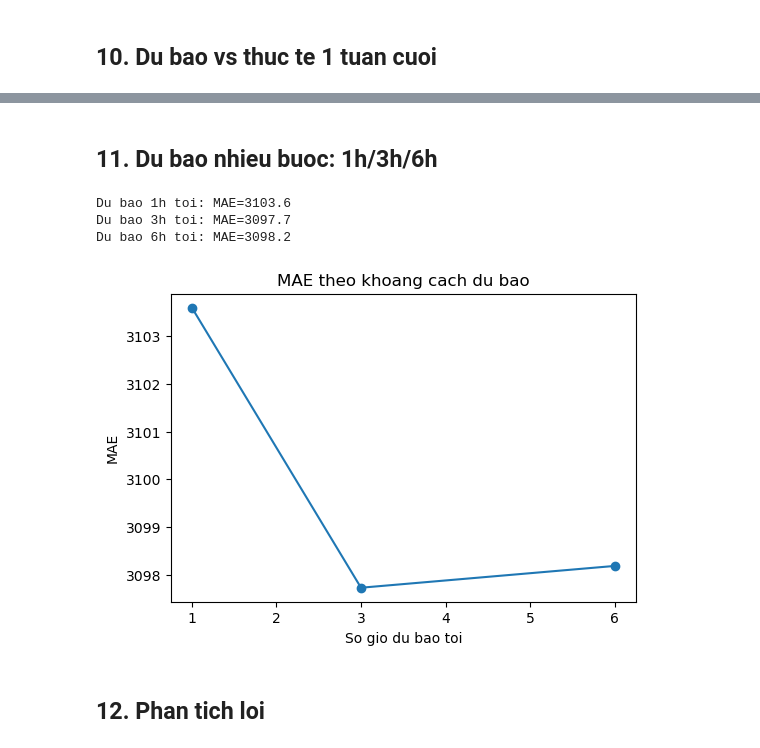
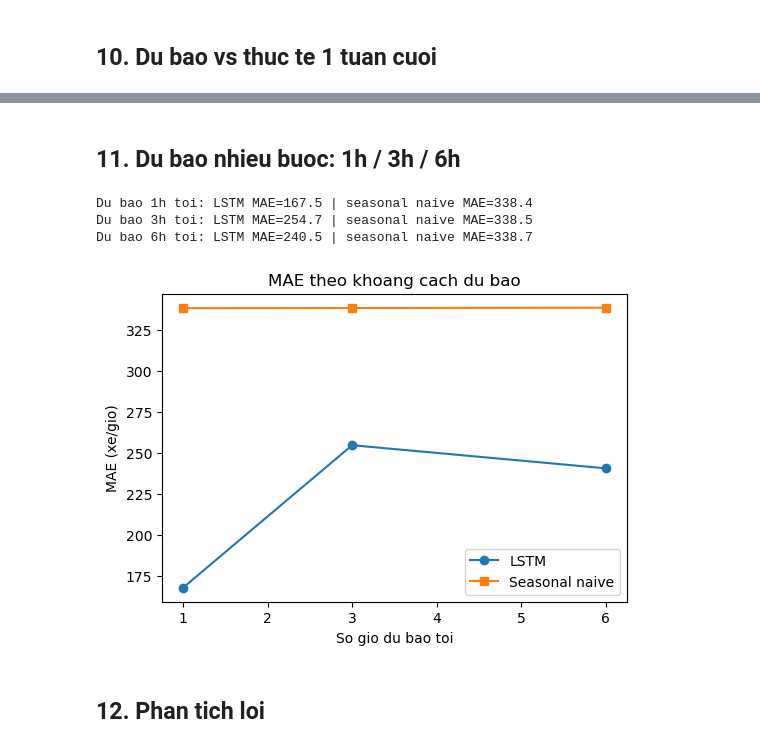
Before and after one commit to Qnhu2502/QuynhNhu_Lab_ML, a Jupyter notebook: Hoc may/04- Deep-Learning/TT-27/lstm_traffic.ipynb, the cells around one changed output, grey strips where cells are left out. Drawn from its saved outputs; the diff is of its cells as text; code cells hidden in the pictures.

```diff
--- a/Hoc may/04- Deep-Learning/TT-27/lstm_traffic.ipynb
+++ b/Hoc may/04- Deep-Learning/TT-27/lstm_traffic.ipynb
@@ -122,17 +137,0 @@ Diem cat: 2017-04-01 18:00:00 va 2017-12-31 10:00:00
-# %%
-from sklearn.metrics import mean_absolute_error
-
-# Naive: gio nay = gio nay HOM QUA (lag 24)
-lag24_test = test_df["traffic_volume"].shift(24)
-mask = lag24_test.notna()
-mae_naive_24h = mean_absolute_error(test_df.loc[mask, "traffic_volume"], lag24_test[mask])
-
-# Seasonal naive: gio nay = gio nay TUAN TRUOC (lag 168) - baseline nay RAT MANH,
-# vi luu luong giao thong lap lai rat deu theo tuan (thu 2 giong thu 2 tuan truoc)
-lag168_test = test_df["traffic_volume"].shift(168)
-mask2 = lag168_test.notna()
-mae_seasonal_naive = mean_absolute_error(test_df.loc[mask2, "traffic_volume"], lag168_test[mask2])
-
-print(f"Naive (lag 24h - hom qua):     MAE = {mae_naive_24h:.1f} xe/gio")
-print(f"Seasonal naive (lag 168h - tuan truoc): MAE = {mae_seasonal_naive:.1f} xe/gio")
-print("LSTM PHAI thang seasonal naive moi co gia tri, neu khong day la ket luan trung thuc quan trong")
@@ -276,29 +357,34 @@ plt.show()
 # %% [markdown]
-## 11. Du bao nhieu buoc: 1h/3h/6h
+## 11. Du bao nhieu buoc: 1h / 3h / 6h
 # %%
-mae_theo_buoc = {}
+mae_theo_buoc, mae_snaive_theo_buoc = {}, {}
 for buoc in [1, 3, 6]:
-    Xtr, ytr = tao_chuoi_theo_doan(train_df, cot_dac_trung, DO_DAI_CUA_SO, buoc_du_bao=buoc)
-    Xva, yva = tao_chuoi_theo_doan(val_df, cot_dac_trung, DO_DAI_CUA_SO, buoc_du_bao=buoc)
-    Xte, yte = tao_chuoi_theo_doan(test_df, cot_dac_trung, DO_DAI_CUA_SO, buoc_du_bao=buoc)
+    Xtr, ytr, _ = tao_chuoi_theo_doan(train_df, DO_DAI_CUA_SO, buoc)
+    Xva, yva, _ = tao_chuoi_theo_doan(val_df, DO_DAI_CUA_SO, buoc)
+    Xte, yte, tte = tao_chuoi_theo_doan(test_df, DO_DAI_CUA_SO, buoc)
+    m = tao_mo_hinh(layers.LSTM)
+    huan_luyen(m, Xtr, ytr, Xva, yva, EPOCHS_PHU)
+    du_bao = ve_don_vi_that(m.predict(Xte, verbose=0).ravel())
 
-    m = tao_mo_hinh(layers.LSTM)
-    m.compile(optimizer=tf.keras.optimizers.Adam(1e-3), loss="mse")
-    m.fit(Xtr, ytr, validation_data=(Xva, yva), epochs=15, batch_size=64,
-          callbacks=[tf.keras.callbacks.EarlyStopping(patience=5, restore_best_weights=True)], verbose=0)
-    mae_theo_buoc[buoc] = mean_absolute_error(yte, m.predict(Xte, verbose=0).ravel())
-    print(f"Du bao {buoc}h toi: MAE={mae_theo_buoc[buoc]:.1f}")
+    # tap danh gia rieng cho tung buoc: cac target co day du lag_168 (de so voi seasonal naive cung tap)
+    tap_buoc = lag_df.loc[tte, "lag_168"].dropna().index
+    mae_theo_buoc[buoc] = mae_tren_tap_chung(tte, ve_don_vi_that(yte), du_bao, tap_buoc)
+    mae_snaive_theo_buoc[buoc] = mean_absolute_error(
+        chuoi_luu_luong.loc[tap_buoc], lag_df.loc[tap_buoc, "lag_168"])
+    print(f"Du bao {buoc}h toi: LSTM MAE={mae_theo_buoc[buoc]:.1f} | seasonal naive MAE={mae_snaive_theo_buoc[buoc]:.1f}")
 
 plt.figure(figsize=(6, 4))
-plt.plot(list(mae_theo_buoc.keys()), list(mae_theo_buoc.values()), marker="o")
-plt.xlabel("So gio du bao toi"); plt.ylabel("MAE")
+plt.plot(list(mae_theo_buoc.keys()), list(mae_theo_buoc.values()), marker="o", label="LSTM")
+plt.plot(list(mae_snaive_theo_buoc.keys()), list(mae_snaive_theo_buoc.values()), marker="s", label="Seasonal naive")
+plt.xlabel("So gio du bao toi"); plt.ylabel("MAE (xe/gio)")
 plt.title("MAE theo khoang cach du bao")
+plt.legend()
 plt.show()
 # %% [output]
-Du bao 1h toi: MAE=3103.6
-Du bao 3h toi: MAE=3097.7
-Du bao 6h toi: MAE=3098.2
+Du bao 1h toi: LSTM MAE=167.5 | seasonal naive MAE=338.4
+Du bao 3h toi: LSTM MAE=254.7 | seasonal naive MAE=338.5
+Du bao 6h toi: LSTM MAE=240.5 | seasonal naive MAE=338.7
-[figure, old version]
+[figure, new version]
 # %% [markdown]
 ## 12. Phan tich loi
 # %%
```
Also changed, not shown: parts of 23 cells of this notebook, 9 other files.
